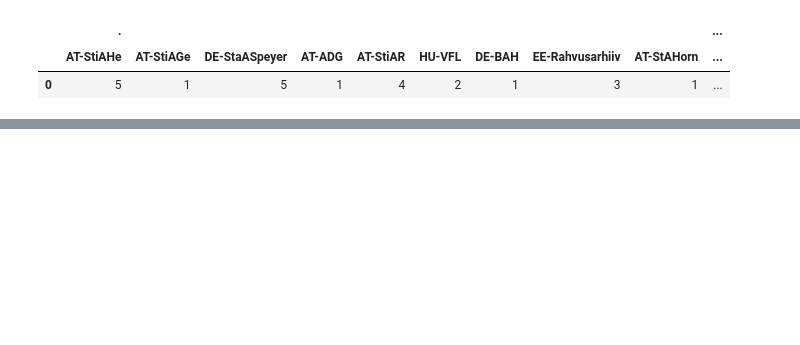
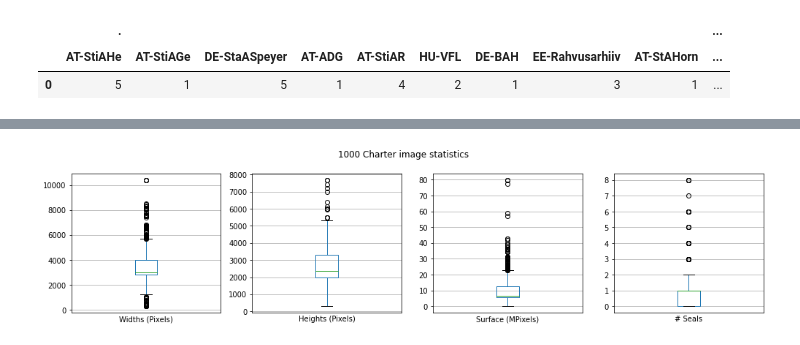
Before and after one commit to Didip-eu/ddpa_lines, a Jupyter notebook: misc/1000_Charters/DynamicGroundtruthReport.ipynb, the cells around one changed output, grey strips where cells are left out. Cells and saved outputs as stored; diff of their text form; code cells hidden in the pictures; blank space fills up the shorter version.

```diff
--- a/misc/1000_Charters/DynamicGroundtruthReport.ipynb
+++ b/misc/1000_Charters/DynamicGroundtruthReport.ipynb
@@ -158,0 +159,18 @@ per_image
+# %%
+fig, ax = plt.subplots(1, 4, figsize=(14, 3.5))
+per_image.boxplot('Widths', ax=ax[0])
+per_image.boxplot('Heights', ax=ax[1])
+per_image.boxplot('MP', ax=ax[2])
+per_image.boxplot('Seals', ax=ax[3])
+ax[0].set_xticks([])
+ax[0].set_xlabel("Widths (Pixels)")
+ax[1].set_xticks([])
+ax[1].set_xlabel("Heights (Pixels)")
+ax[2].set_xticks([])
+ax[2].set_xlabel("Surface (MPixels)")
+ax[3].set_xticks([])
+ax[3].set_xlabel("# Seals")
+fig.suptitle("1000 Charter image statistics")
+matplotlib.pyplot.tight_layout()
+# %% [output]
+[figure, added]
```
Also changed, not shown: parts of 7 cells of this notebook, 13 other files.
